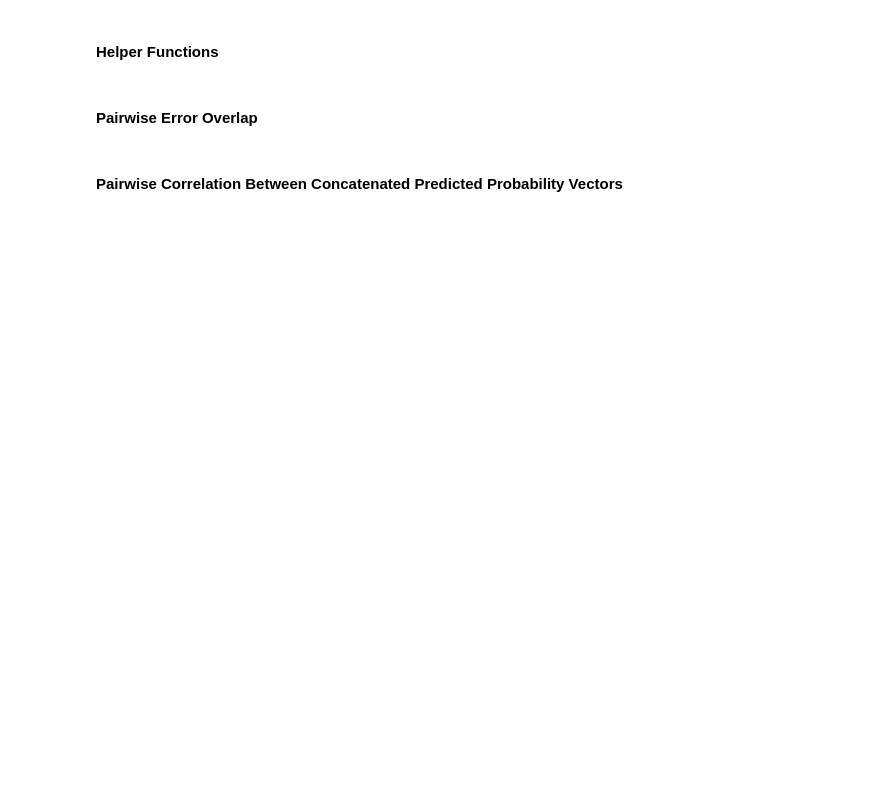
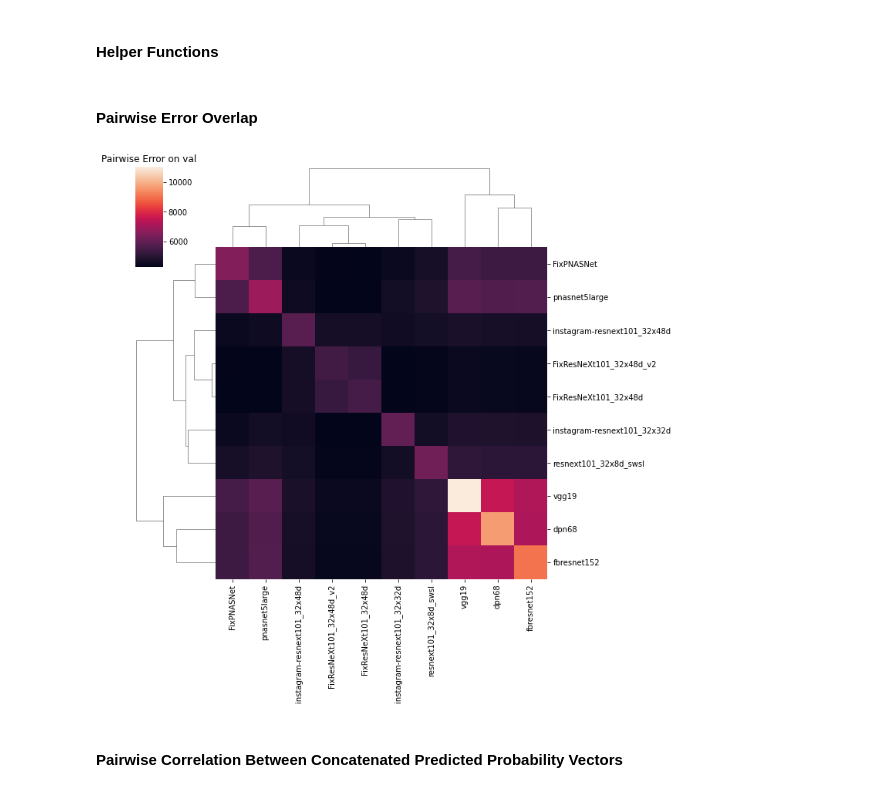
Before and after one commit to csinva/dnn-ensemble, a Jupyter notebook: eda.ipynb, the cells around one changed output. Cells and saved outputs as stored; diff of their text form; code cells hidden in the pictures; blank space fills up the shorter version.

```diff
--- a/eda.ipynb
+++ b/eda.ipynb
@@ -90,15 +157,17 @@ def partition(data):
 # %%
 def create_pairwise_error_df(eval_setting):
     pairwise_errors = defaultdict(dict)
-    eval_targets = get_targets(eval_setting, targets)
+    eval_targets = targets[eval_setting]
 
-    for x_model, x_logits in tqdm(logits[eval_setting].items()):
+    for x_model, x_logits in tqdm(logits[eval_setting].items(), desc=eval_setting):
         x_correct = find_correct(x_logits, eval_targets)
-        x_correct_train, x_correct_test = partition(x_correct)
+        x_correct_train, x_correct_test = partition(x_correct.flatten())
+        x_correct_train = x_correct_train.view(1, -1)
 
         for y_model, y_logits in logits[eval_setting].items():
             y_correct = find_correct(y_logits, eval_targets)
-            y_correct_train, y_correct_test = partition(y_correct)
+            y_correct_train, y_correct_test = partition(y_correct.flatten())
+            y_correct_train = y_correct_train.view(1, -1)
 
             # utilize symmetric property of pairwise matrix to reduce computation
             if x_model != y_model and y_model in pairwise_errors and x_model in pairwise_errors[y_model]:
@@ -109,13 +178,16 @@ def create_pairwise_error_df(eval_setting):
     df = pd.DataFrame(pairwise_errors)
     styles = [dict(selector='caption', props=[('caption-side', 'top'), ("font-size", "150%")])]
     df = df.style.set_table_styles(styles).set_caption(eval_setting)
-    return df
+    return df.data
 
 df_val_pairwise_error = create_pairwise_error_df('val')
-df_imagenetv2_pairwise_error = create_pairwise_error_df('imagenetv2-matched-frequency')
-
-display(df_val_pairwise_error)
-display(df_imagenetv2_pairwise_error)
+# %%
+sns.clustermap(df_val_pairwise_error)
+plt.title('Pairwise Error on val')
+plt.savefig(join(logdir, 'pairwise_error_val'))
+plt.show();
+# %% [output]
+[figure, added]
 # %% [markdown]
 #### Pairwise Correlation Between Concatenated Predicted Probability Vectors
 # %%
```
Also changed, not shown: parts of 15 cells of this notebook, 1 other file.
